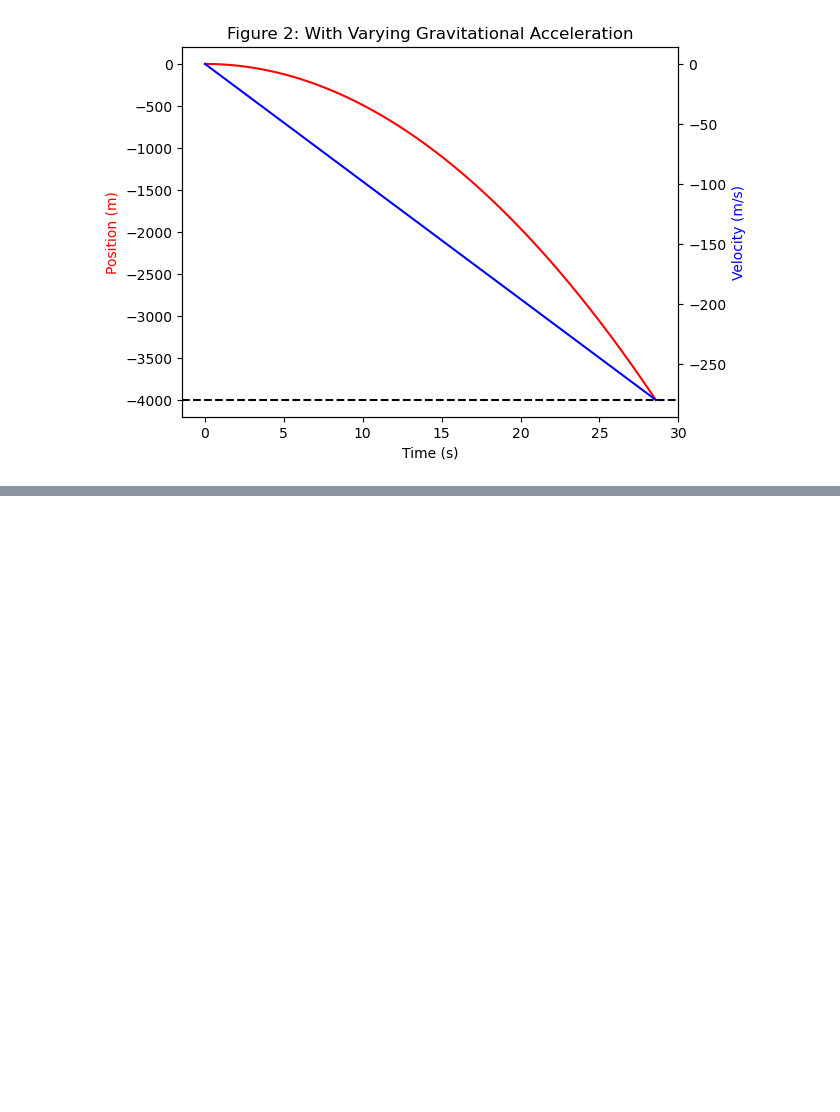
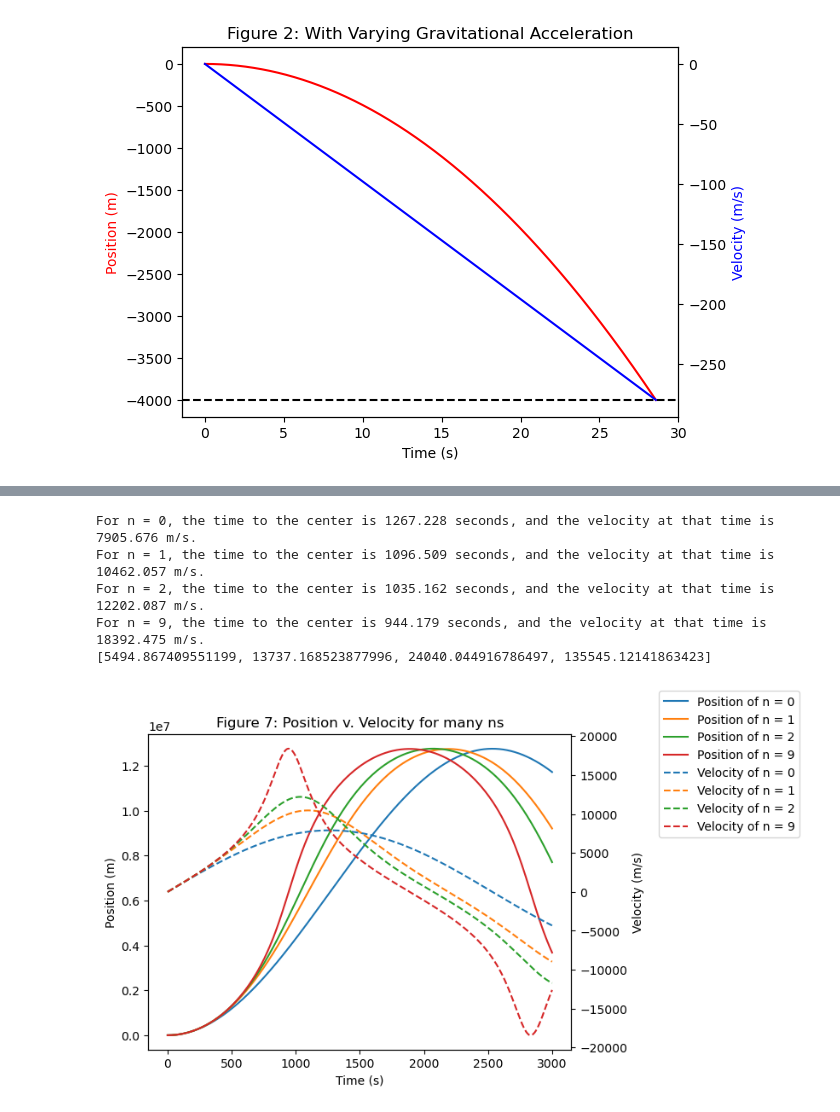
Before and after one commit to rickertm322/PHYS265-spring25, a Jupyter notebook: Lab2/Lab2.ipynb, the cells around one changed output, grey strips where cells are left out. Cells and saved outputs as stored; diff of their text form; code cells hidden in the pictures; blank space fills up the shorter version.

```diff
--- a/Lab2/Lab2.ipynb
+++ b/Lab2/Lab2.ipynb
@@ -246,0 +367,66 @@ The orbital period for an object orbiting at the earth's surface would be 5069.3
+# %%
+#3: Position and Velocity
+
+#Define a new function using deng as the gravitational acceleration
+def varyden(t, s, rn, n):
+    y = s[0]
+    v = s[1]
+    r = Rearth - y
+    g = deng(r,rn,n)[1][-1]
+    dydt = v
+    dvdt = g + alpha*(np.abs(v)**gamma)
+    return np.concatenate(([dydt], [dvdt]))
+
+#tspan
+t09, tf9, n9 = 0, 3000, 1000
+teval9 = np.linspace(t09,tf9,n9)
+
+#ics
+ics9 = [0,0]
+
+
+soln9 = solve_ivp(fun = varyden, t_span = (t09,tf9), y0 = ics9, t_eval = teval9, args = (rns[0], ns[0]))
+t9 = soln9.t
+y9 = soln9.y[0]
+v9 = soln9.y[1]
+
+fig11, ax11 = plt.subplots()
+ax111 = ax11.twinx()
+
+#for part 6 question 3:
+#wanted to compare the different densities for the various ns to the moon, so put these in before to collect
+# the data.
+tstoc = []
+density = []
+
+def center2(t,s,rn,n): #had to define another stopping funct b/c center did not have the same number of variables
+    return Rearth-s[0]
+
+for i in range(len(ns)):
+    solni = solve_ivp(fun = varyden, t_span = (t09,tf9), y0 = ics9,
+                      t_eval = teval9, args = (rns[i], ns[i]), events = center2)
+    ti = solni.t
+    yi = solni.y[0]
+    vi = solni.y[1]
+    ttocenter = solni.t_events[0][0]
+    vatcenter = solni.y_events[0][0][1]
+    print(f"For n = {ns[i]}, the time to the center is {ttocenter:.3f} seconds, and the velocity at that time is {vatcenter:.3f} m/s.")
+    density.append(rns[i])
+    tstoc.append(ttocenter)
+    ax11.plot(ti,yi, label = f"Position of n = {ns[i]}")
+    ax111.plot(ti,vi, linestyle = 'dashed', label = f"Velocity of n = {ns[i]}")
+
+fig11.legend(bbox_to_anchor=(1.05, 1), loc='upper left')
+ax11.set_xlabel('Time (s)')
+ax11.set_ylabel('Position (m)')
+ax111.set_ylabel('Velocity (m/s)')
+ax11.set_title('Figure 7: Position v. Velocity for many ns')
+fig11.savefig('Figure 7')
+print(rns)
+# %% [output]
+For n = 0, the time to the center is 1267.228 seconds, and the velocity at that time is 7905.676 m/s.
+For n = 1, the time to the center is 1096.509 seconds, and the velocity at that time is 10462.057 m/s.
+For n = 2, the time to the center is 1035.162 seconds, and the velocity at that time is 12202.087 m/s.
+For n = 9, the time to the center is 944.179 seconds, and the velocity at that time is 18392.475 m/s.
+[5494.867409551199, 13737.168523877996, 24040.044916786497, 135545.12141863423]
+[figure, added]
```
Also changed, not shown: parts of 14 cells of this notebook, 6 other files.
